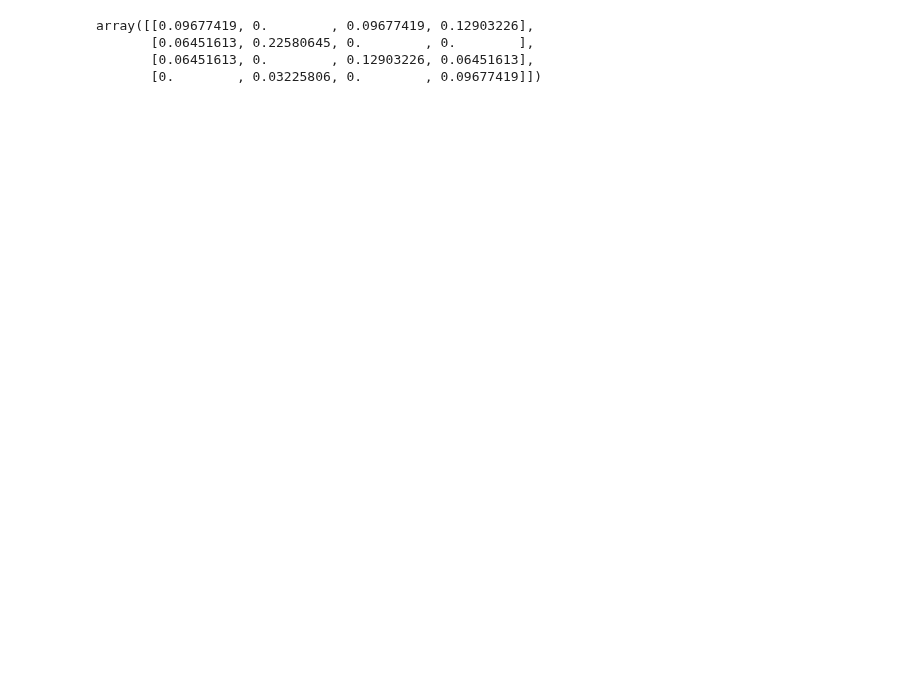
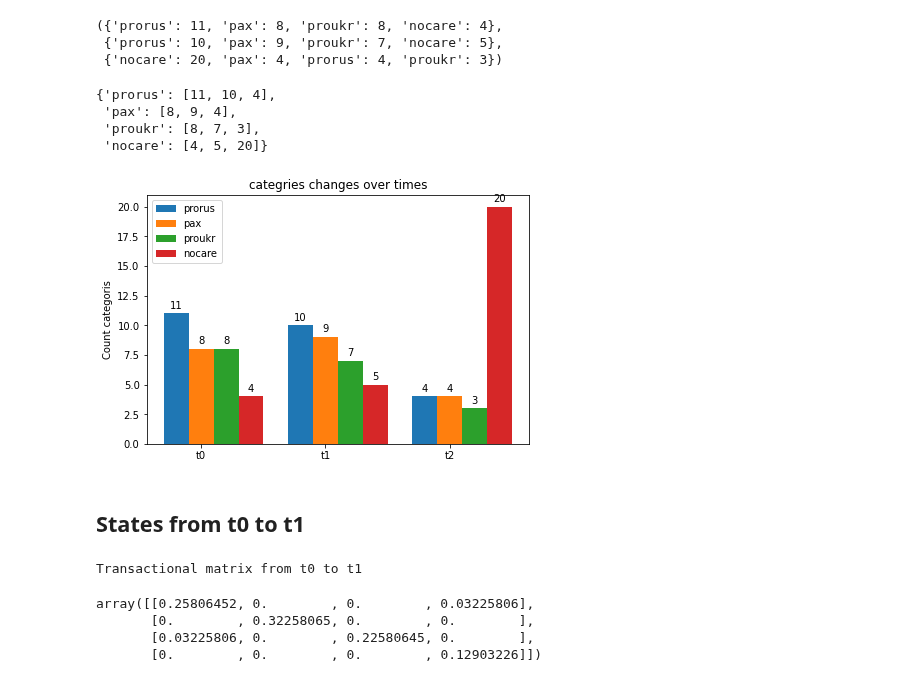
Before and after one commit to gatto/ds-network-analysis, a Jupyter notebook: py/project_tasks/Markov Chain.ipynb, the cells around one changed output. Cells and saved outputs as stored; diff of their text form; code cells hidden in the pictures; blank space fills up the shorter version.

Commit message:
Update Markov chain
Two state changes comparison added.

```diff
--- a/py/project_tasks/Markov Chain.ipynb
+++ b/py/project_tasks/Markov Chain.ipynb
@@ -128,8 +125,72 @@ Name: cat1, dtype: int64
+# %%
+t0=df['cat1'].value_counts().to_dict()
+t1=df['cat2'].value_counts().to_dict()
+t2=df['cat3'].value_counts().to_dict()
+t=(t0,t1,t2)
+t
+# %% [output]
+({'prorus': 11, 'pax': 8, 'proukr': 8, 'nocare': 4},
+ {'prorus': 10, 'pax': 9, 'proukr': 7, 'nocare': 5},
+ {'nocare': 20, 'pax': 4, 'prorus': 4, 'proukr': 3})
+# %%
+prorus=[]
+pax=[]
+proukr=[]
+nocare=[]
+for d in t:
+    for cat, count in d.items():
+        if cat=='prorus':
+            prorus.append(count)
+        elif cat=='pax':
+            pax.append(count)
+        elif cat=='proukr':
+            proukr.append(count)
+        elif cat=='nocare':
+            nocare.append(count)
+dict_t={}
+dict_t['prorus']=prorus
+dict_t['pax']=pax
+dict_t['proukr']=proukr
+dict_t['nocare']=nocare
+dict_t
+# %% [output]
+{'prorus': [11, 10, 4],
+ 'pax': [8, 9, 4],
+ 'proukr': [8, 7, 3],
+ 'nocare': [4, 5, 20]}
+# %%
+time_stamps=('t0','t1','t2')
+x = np.arange(len(time_stamps))  # the label locations
+width = 0.2  # the width of the bars
+multiplier = 0
+
+fig, ax = plt.subplots(constrained_layout=True)
+
+for cat, count in dict_t.items():
+    offset = width * multiplier
+    rects = ax.bar(x + offset, count, width, label=cat)
+    ax.bar_label(rects, padding=3)
+    multiplier += 1
+
+# Add some text for labels, title and custom x-axis tick labels, etc.
+ax.set_ylabel('Count categoris')
+ax.set_title('categries changes over times')
+ax.set_xticks(x + width, time_stamps)
+ax.legend(loc='upper left')
+#ax.set_ylim(0, 250)
+
+plt.show()
+# %% [output]
+[figure, added]
+# %% [markdown]
+## States from t0 to t1
 # %%
 matrix=markov(df,'cat1','cat2')
+print('Transactional matrix from t0 to t1')
 matrix
 # %% [output]
-array([[0.09677419, 0.        , 0.09677419, 0.12903226],
-       [0.06451613, 0.22580645, 0.        , 0.        ],
-       [0.06451613, 0.        , 0.12903226, 0.06451613],
-       [0.        , 0.03225806, 0.        , 0.09677419]])
+Transactional matrix from t0 to t1
+array([[0.25806452, 0.        , 0.        , 0.03225806],
+       [0.        , 0.32258065, 0.        , 0.        ],
+       [0.03225806, 0.        , 0.22580645, 0.        ],
+       [0.        , 0.        , 0.        , 0.12903226]])
```
Also changed, not shown: parts of 21 cells of this notebook, 1 other file.
